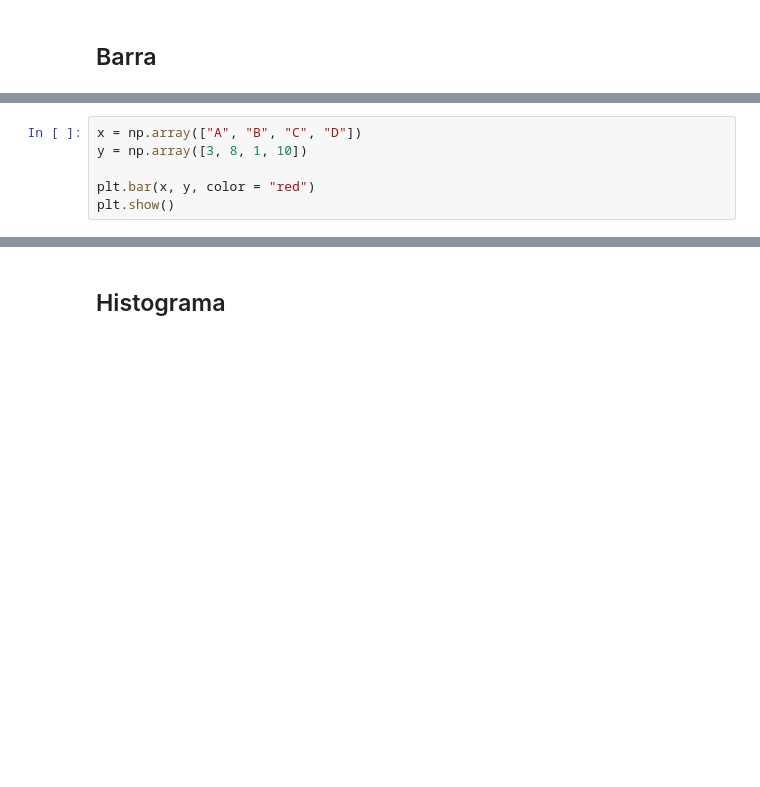
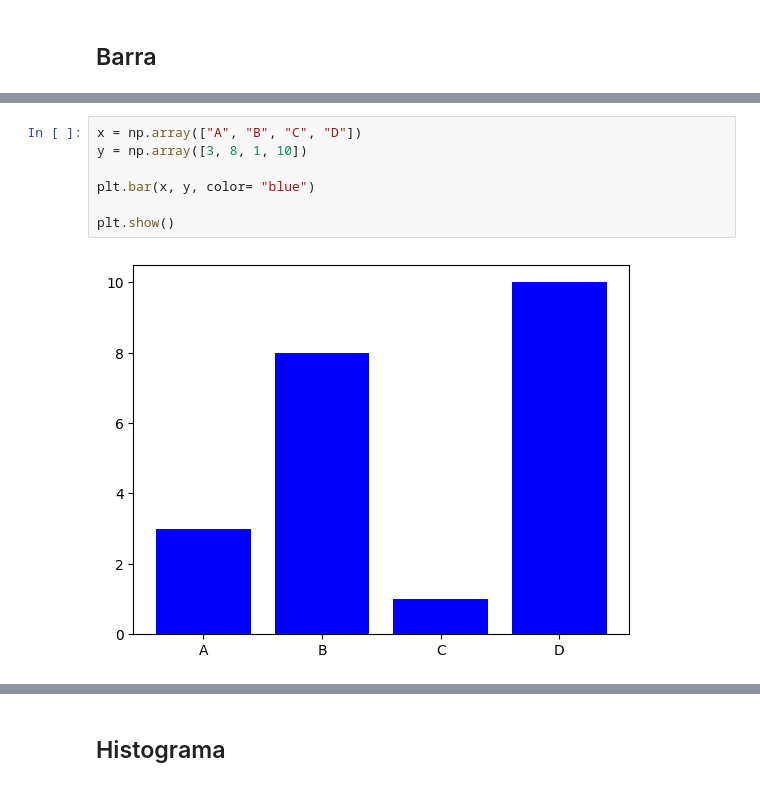
Before and after one commit to JezrrelValles/Aprendiendo-Python-3-Nivel-Intermedio, a Jupyter notebook: code/Bibliotecas.ipynb, the cells around one changed output, grey strips where cells are left out. Saved outputs shown, nothing was run; the diff lists cells and outputs as text; blank space fills up the shorter version.

```diff
--- a/code/Bibliotecas.ipynb
+++ b/code/Bibliotecas.ipynb
@@ -805,9 +828,12 @@ plt.show()
 # %%
 x = np.array(["A", "B", "C", "D"])
 y = np.array([3, 8, 1, 10])
 
-plt.bar(x, y, color = "red")
+plt.bar(x, y, color= "blue")
+
 plt.show()
+# %% [output]
+[figure, added]
 # %%
 x = np.array(["A", "B", "C", "D"])
 y = np.array([3, 8, 1, 10])
```
Also changed, not shown: parts of 30 cells of this notebook, 5 other files.
